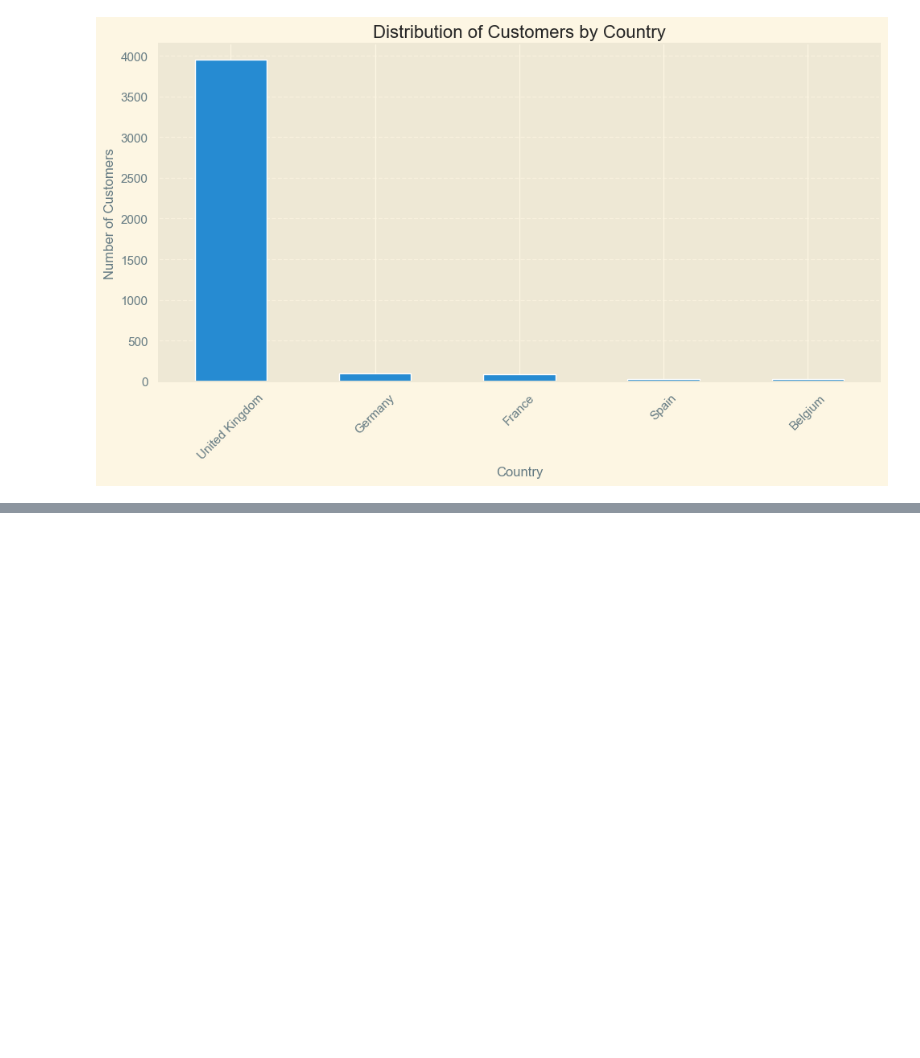
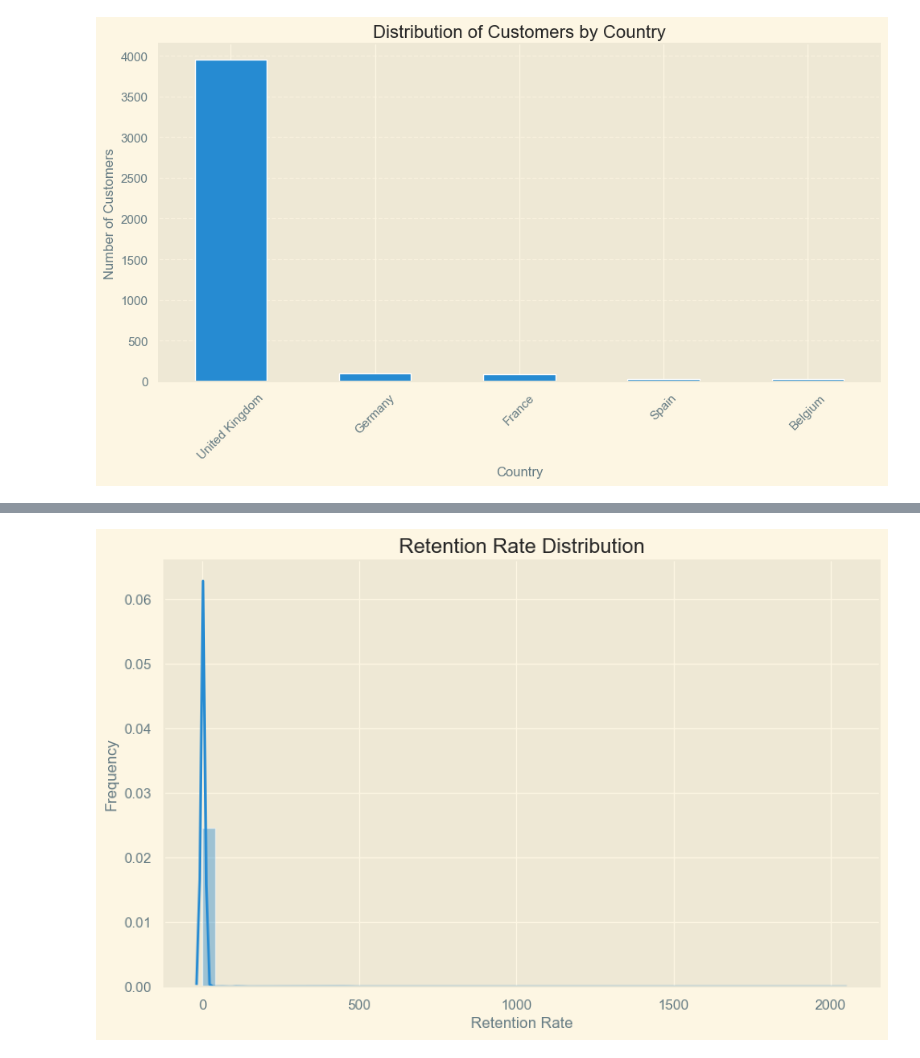
Before and after one commit to Mudhya19/Prediction-Consumers-in-Fashion-Retail, a Jupyter notebook: prediction_consumers_fashion_retail.ipynb, the cells around one changed output, grey strips where cells are left out. Drawn from its saved outputs; the diff is of its cells as text; code cells hidden in the pictures; blank space fills up the shorter version.

```diff
--- a/prediction_consumers_fashion_retail.ipynb
+++ b/prediction_consumers_fashion_retail.ipynb
@@ -466,0 +471,24 @@ plt.show()
+# %%
+df['Year'] = df['InvoiceDate'].dt.year
+df['Month'] = df['InvoiceDate'].dt.month
+df['Day'] = df['InvoiceDate'].dt.day
+# %%
+df['TotalSales'] = df['Quantity'] * df['UnitPrice']
+# %%
+customer_sales = df.groupby('CustomerID')['TotalSales'].sum().reset_index()
+customer_quantity = df.groupby('CustomerID')['Quantity'].sum().reset_index()
+# %%
+customer_data = pd.merge(customer_sales, customer_quantity, on='CustomerID')
+
+# Calculate retention rate
+customer_data['RetentionRate'] = customer_data['TotalSales'] / \
+    customer_data['Quantity']
+# %%
+plt.figure(figsize=(10, 6))
+sns.distplot(customer_data['RetentionRate'])
+plt.title("Retention Rate Distribution")
+plt.xlabel("Retention Rate")
+plt.ylabel("Frequency")
+plt.show()
+# %% [output]
+[figure, added]
```
Also changed, not shown: parts of 6 cells of this notebook.
